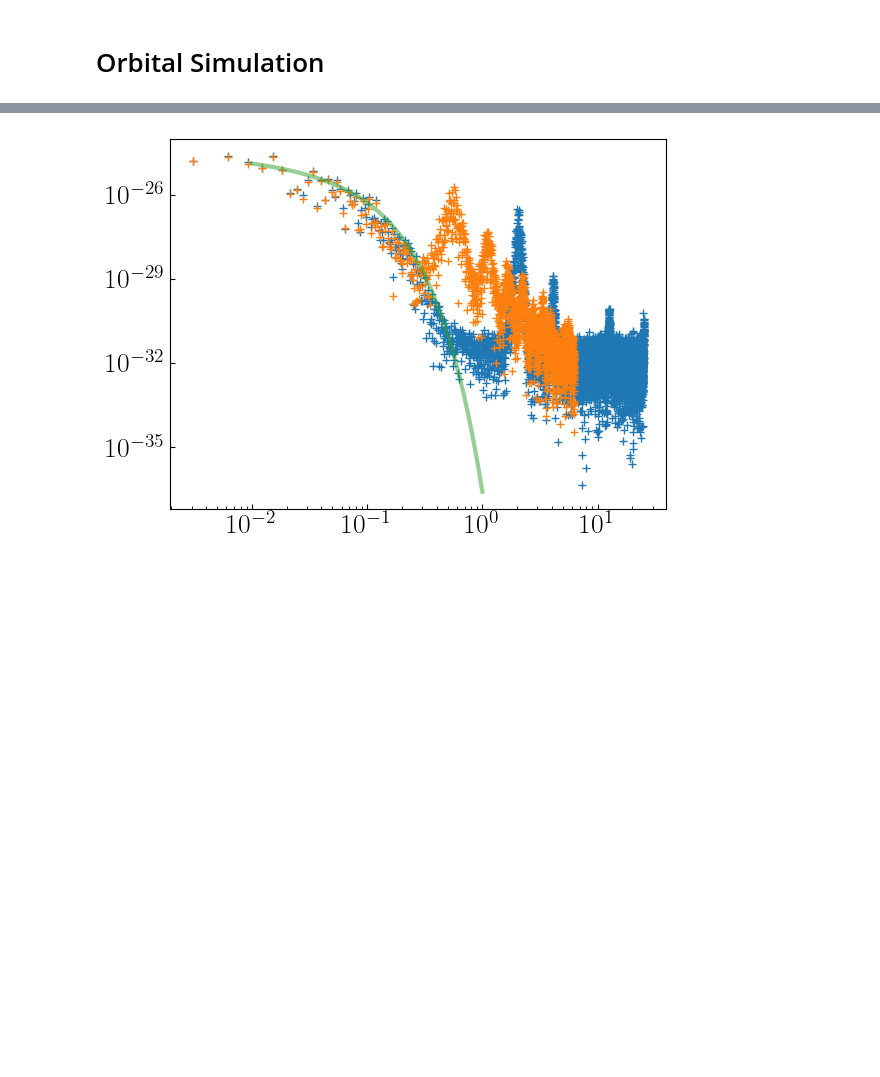
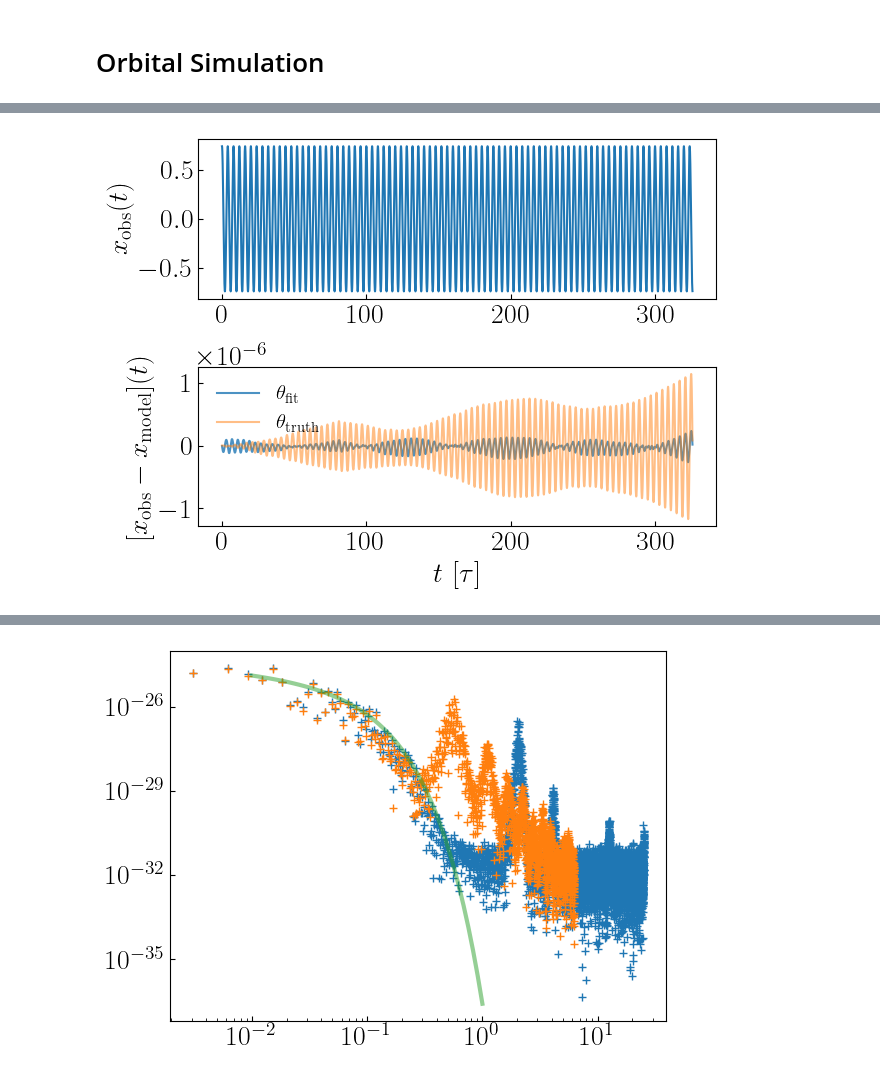
Before and after one commit to hjkim0620/ULDM_HarmonicOscillator, a Jupyter notebook: ULDM_HarmonicOscillator.ipynb, the cells around one changed output, grey strips where cells are left out. Cells and saved outputs as stored; diff of their text form; code cells hidden in the pictures; blank space fills up the shorter version.

```diff
--- a/ULDM_HarmonicOscillator.ipynb
+++ b/ULDM_HarmonicOscillator.ipynb
@@ -546,9 +550,0 @@ def update(x0, t0, P0, P0dot, lrate=0.01):
-# %%
-x0, t0, P0, P0dot = test.planet[0]['pos'][0][0], 0, test.period[0], 0
-loss_arr = []
-for i in range(100):
-    curr_loss = loss(x0, t0, P0, P0dot)
-    loss_arr.append(curr_loss)
-    if i % 10 == 0:
-        print(f'[x0, t0, P0, P0dot] = [{x0:.2f}, {t0:.2f}, {P0:.2f}, {P0dot:.2e}]', f'current loss = {curr_loss:.3e}')
-    x0, t0, P0, P0dot = update(x0, t0, P0, P0dot, lrate=0.000005)
@@ -571,5 +550,0 @@ plt.yscale('log')
-# %%
-t =  test.planet[0]['time']
-plt.plot(np.array(test.planet[0]['pos'])[:,0] - test.planet[0]['pos'][0][0] * np.cos(2 * np.pi / test.period[0] * t)[:])
-plt.plot(np.array(test.planet[0]['pos'])[:,0] - x0 * np.cos(t0 + 2 * np.pi / (P0 + P0dot * t) * t)[:])
-subtracted_pos = (np.array(test.planet[0]['pos'])[:,0] - x0 * np.cos(t0 + 2 * np.pi / (P0 + P0dot * t) * t)[:])
@@ -590,3 +550,0 @@ plt.plot(x0 * np.cos(2 * np.pi / test.period[0] * test.planet[0]['time'])[:550])
-# %%
-x = np.array(test.planet[0]['pos'])[1:-1,0]
-d = np.array([np.linalg.norm(x) for x in test.planet[0]['pos']])[1:-1]
@@ -610,0 +689,3 @@ plt.plot( (compute_acc(test.planet[0]['pos'], 2, test.dt)[:,0] + 0.99249321 * x
+# %%
+f = Analysis(test.planet[0], uldm=True)
+f.fit(5000, lrate=0.01, eps=1e-4)
@@ -610,0 +694,4 @@ plt.plot( (compute_acc(test.planet[0]['pos'], 2, test.dt)[:,0] + 0.99249321 * x
+# %%
+f.plot_x(tmax=-1)
+# %% [output]
+[figure, added]
```
Also changed, not shown: parts of 33 cells of this notebook, 2 other files.
